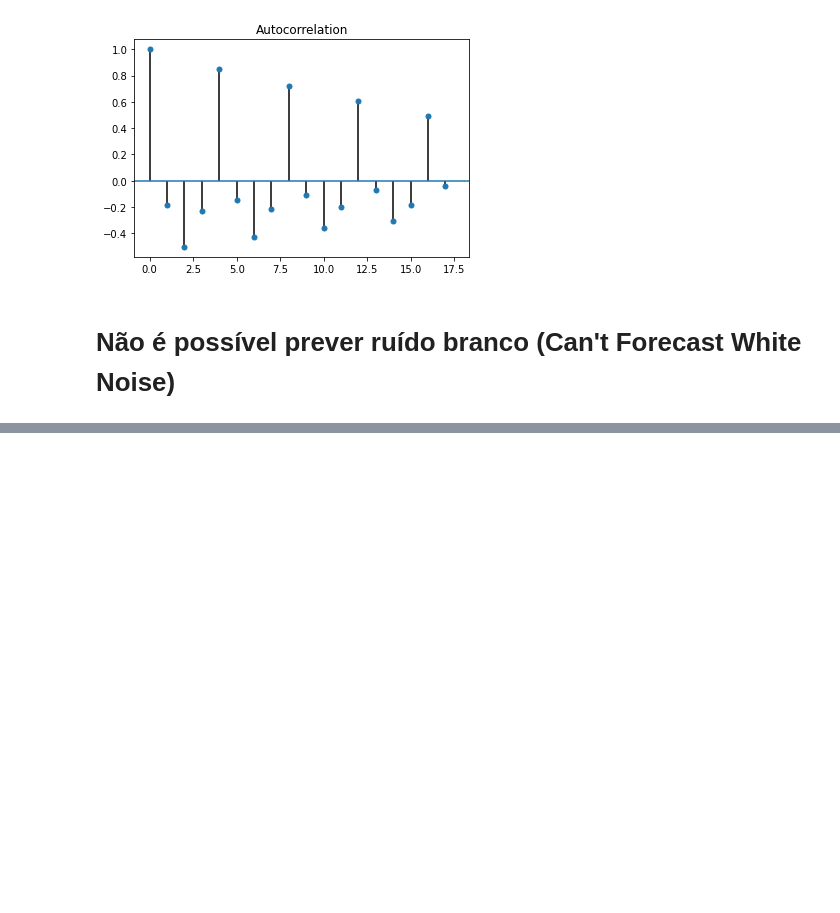
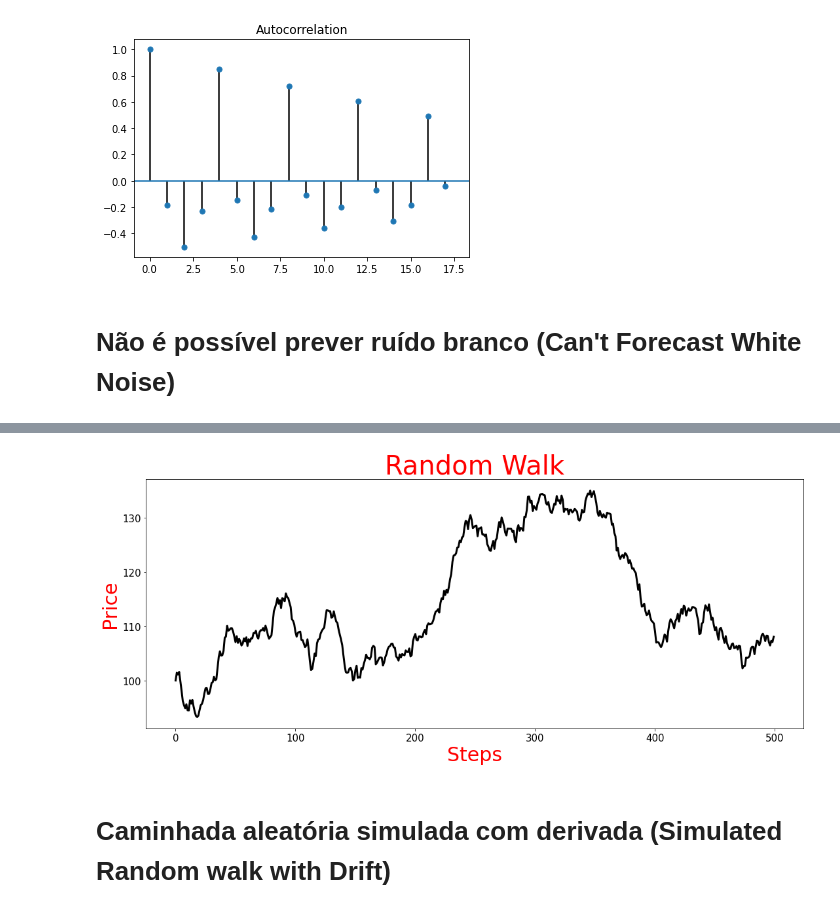
Before and after one commit to EddyGiusepe/Time_Series_ONE, a Jupyter notebook: Time_Series_Analysis_in_Python.ipynb, the cells around one changed output, grey strips where cells are left out. Drawn from its saved outputs; the diff is of its cells as text; code cells hidden in the pictures; blank space fills up the shorter version.

```diff
--- a/Time_Series_Analysis_in_Python.ipynb
+++ b/Time_Series_Analysis_in_Python.ipynb
@@ -126,0 +158,26 @@ plot_acf(hrb_list, alpha=1)
+# %%
+# Geramos 500 passos aleatórios com mean=0 e desvio padrão=1
+
+steps = np.random.normal(loc=0, scale=1, size=500)
+
+# Defina o primeiro elemento como 0 para que o primeiro comece o preço das ações
+steps[0]=0
+
+# Simulamos os preços das ações, P iniciando com o preço de 100
+P = 100 + np.cumsum(steps)
+# %%
+from numpy.core.fromnumeric import size
+# Plotamos os preços das ações simuladas
+
+plt.figure(figsize=(18, 7))
+plt.plot(P, linewidth=3, color="black")
+plt.title("Random Walk", size=40, color="red")
+plt.ylabel("Price", color="red", size=30)
+plt.xlabel("Steps", color="red", size=30)
+plt.xticks(size=15)
+plt.yticks(size=15)
+plt.show()
+# %% [output]
+[figure, added]
+# %% [markdown]
+# Caminhada aleatória simulada com derivada (Simulated Random walk with Drift)
```
Also changed, not shown: parts of 5 cells of this notebook.
